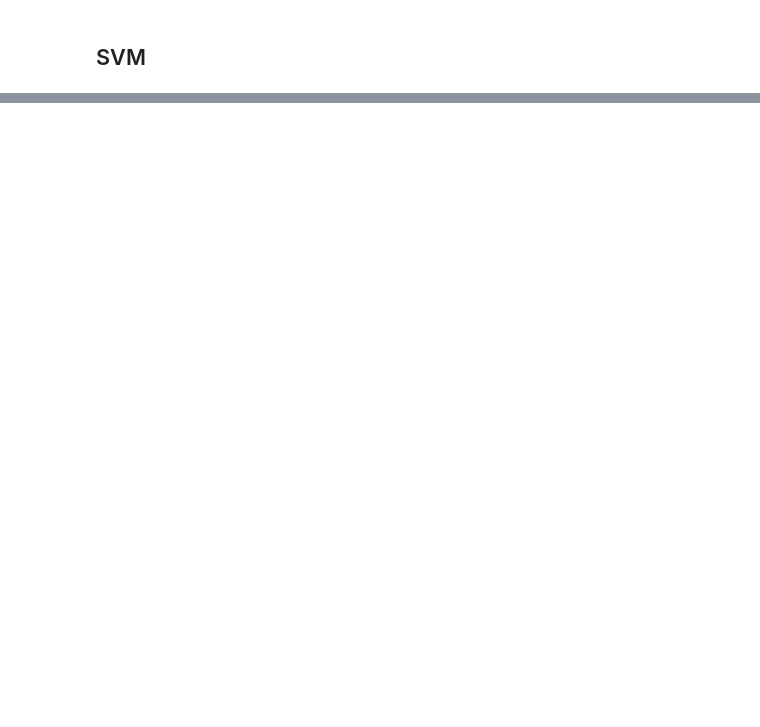
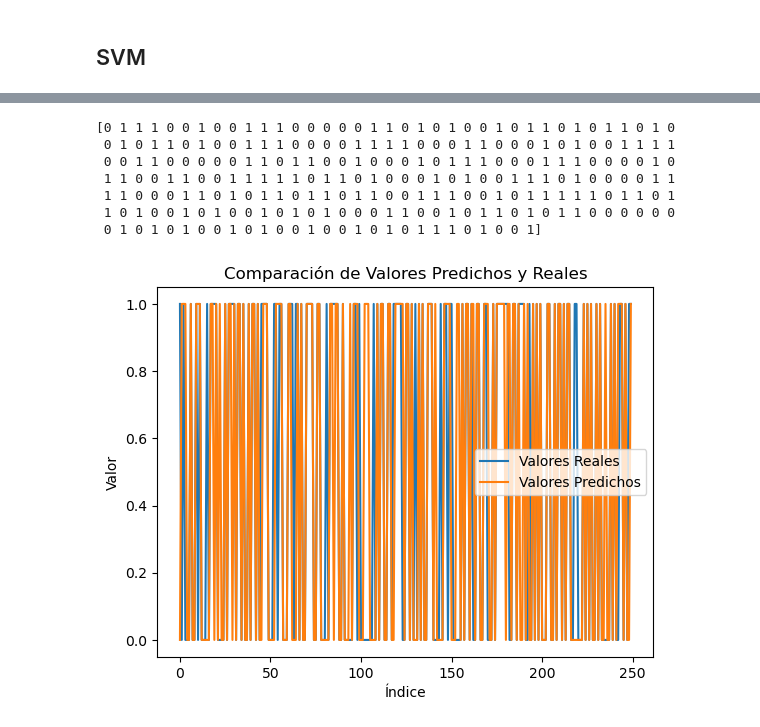
Before and after one commit to IgnaciosConQueso/SI, a Jupyter notebook: practica.ipynb, the cells around one changed output, grey strips where cells are left out. Saved outputs shown, nothing was run; the diff lists cells and outputs as text; code cells hidden in the pictures; blank space fills up the shorter version.

```diff
--- a/practica.ipynb
+++ b/practica.ipynb
@@ -417,0 +466,37 @@ classifier.score(X_test, y_test)
+# %%
+from sklearn.svm import SVC
+classifier = SVC(kernel='linear', random_state=1)
+
+classifier.fit(X_train, y_train)
+
+y_pred = classifier.predict(X_test)
+print(y_pred)
+classifier.score(X_test, y_test)
+import matplotlib.pyplot as plt
+
+# Crear una figura y un eje
+fig, ax = plt.subplots()
+
+# Graficar los valores reales y los valores predichos
+ax.plot(y_test, label='Valores Reales')
+ax.plot(y_pred, label='Valores Predichos')
+
+# Agregar etiquetas y título
+ax.set_xlabel('Índice')
+ax.set_ylabel('Valor')
+ax.set_title('Comparación de Valores Predichos y Reales')
+
+# Agregar una leyenda
+ax.legend()
+
+# Mostrar la gráfica
+plt.show()
+# %% [output]
+[0 1 1 1 0 0 1 0 0 1 1 1 0 0 0 0 0 1 1 0 1 0 1 0 0 1 0 1 1 0 1 0 1 1 0 1 0
+ 0 1 0 1 1 0 1 0 0 1 1 1 0 0 0 0 1 1 1 1 0 0 0 1 1 0 0 0 1 0 1 0 0 1 1 1 1
+ 0 0 1 1 0 0 0 0 0 1 1 0 1 1 0 0 1 0 0 0 1 0 1 1 1 0 0 0 1 1 1 0 0 0 0 1 0
+ 1 1 0 0 1 1 0 0 1 1 1 1 1 0 1 1 0 1 0 0 0 1 0 1 0 0 1 1 1 0 1 0 0 0 0 1 1
+ 1 1 0 0 0 1 1 0 1 0 1 1 0 1 1 0 1 1 0 0 1 1 1 0 0 1 0 1 1 1 1 1 0 1 1 0 1
+ 1 0 1 0 0 1 0 1 0 0 1 0 1 0 1 0 0 0 1 1 0 0 1 0 1 1 0 1 0 1 1 0 0 0 0 0 0
+ 0 1 0 1 0 1 0 0 1 0 1 0 0 1 0 0 1 0 1 0 1 1 1 0 1 0 0 1]
+[figure, added]
```
Also changed, not shown: parts of 5 cells of this notebook.
